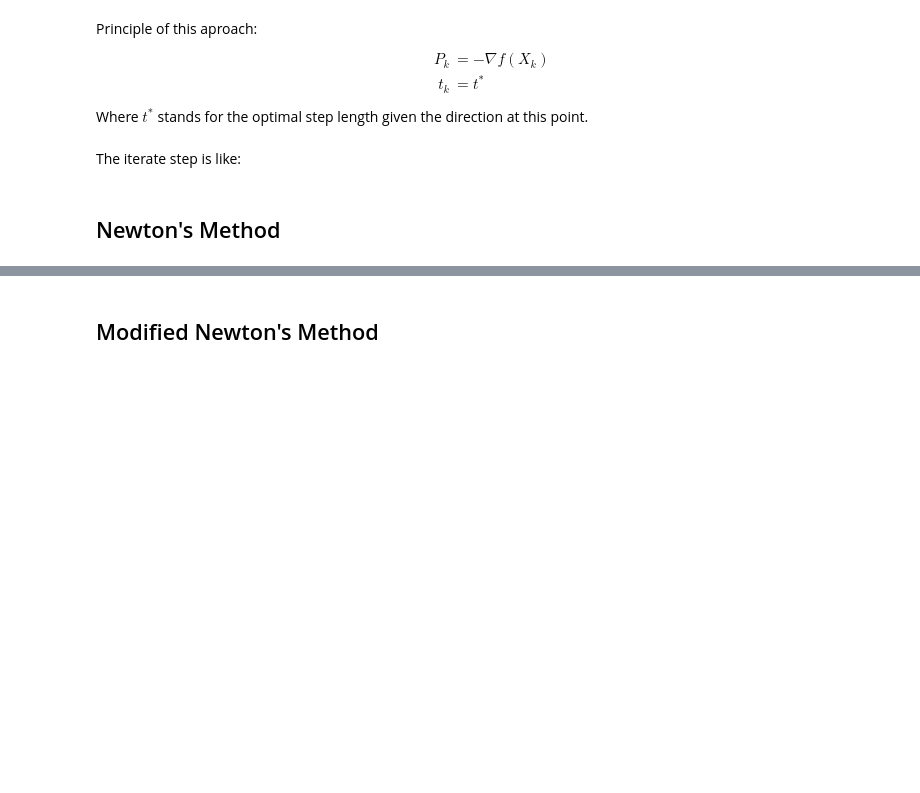
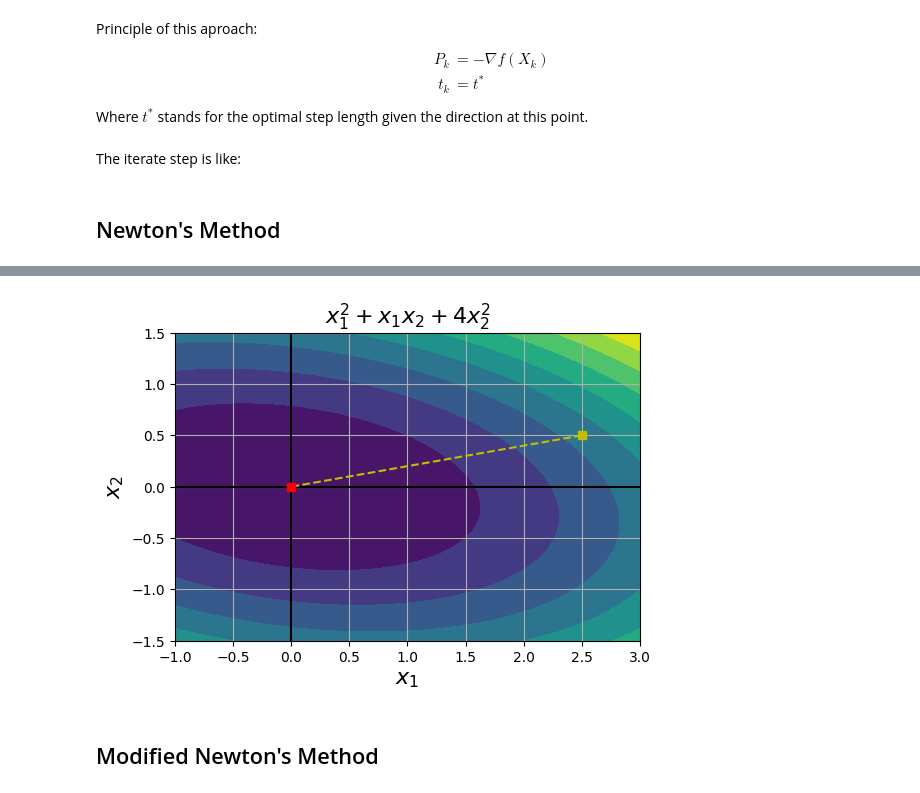
Before and after one commit to charlieqi02/optimal, a Jupyter notebook: 3-CommonUnconstrainedOptimizationMethods.ipynb, the cells around one changed output, grey strips where cells are left out. Drawn from its saved outputs; the diff is of its cells as text; code cells hidden in the pictures; blank space fills up the shorter version.

```diff
--- a/3-CommonUnconstrainedOptimizationMethods.ipynb
+++ b/3-CommonUnconstrainedOptimizationMethods.ipynb
@@ -236,0 +297,3 @@ class Steepest(Optimizer):
+# %%
+newton = Newton(func, X, X0, tols=[0.01])
+newton.optimal()
@@ -237,3 +315,28 @@ class Steepest(Optimizer):
+# %%
+x1_iters = [x[0] for x in newton.X_iters]
+x2_iters = [x[1] for x in newton.X_iters]
+
+levelsY = np.linspace(np.min(Ys), np.max(Ys), 10)
+
+plt.figure(figsize=(6, 4))
+plt.title(f"${latex(func)}$", fontsize=16)
+plt.xlabel("$x_1$", fontsize=16)
+plt.ylabel("$x_2$", fontsize=16)
+
+plt.axis([x1a, x1b, x2a, x2b])
+plt.grid(True)
+plt.axhline(y=0, color="k")
+plt.axvline(x=0, color="k")
+plt.contourf(x1, x2, Ys, levels=levelsY)
+
+plt.plot(X0[0], X0[1], "ys")
+plt.plot(x1_iters, x2_iters, "y--")
+plt.plot(X_optimal[0], X_optimal[1], "rs")
+
+
+plt.show()
+# %% [output]
+[figure, added]
 # %% [markdown]
 ## Modified Newton's Method
 # %% [markdown]
```
Also changed, not shown: parts of 4 cells of this notebook.
